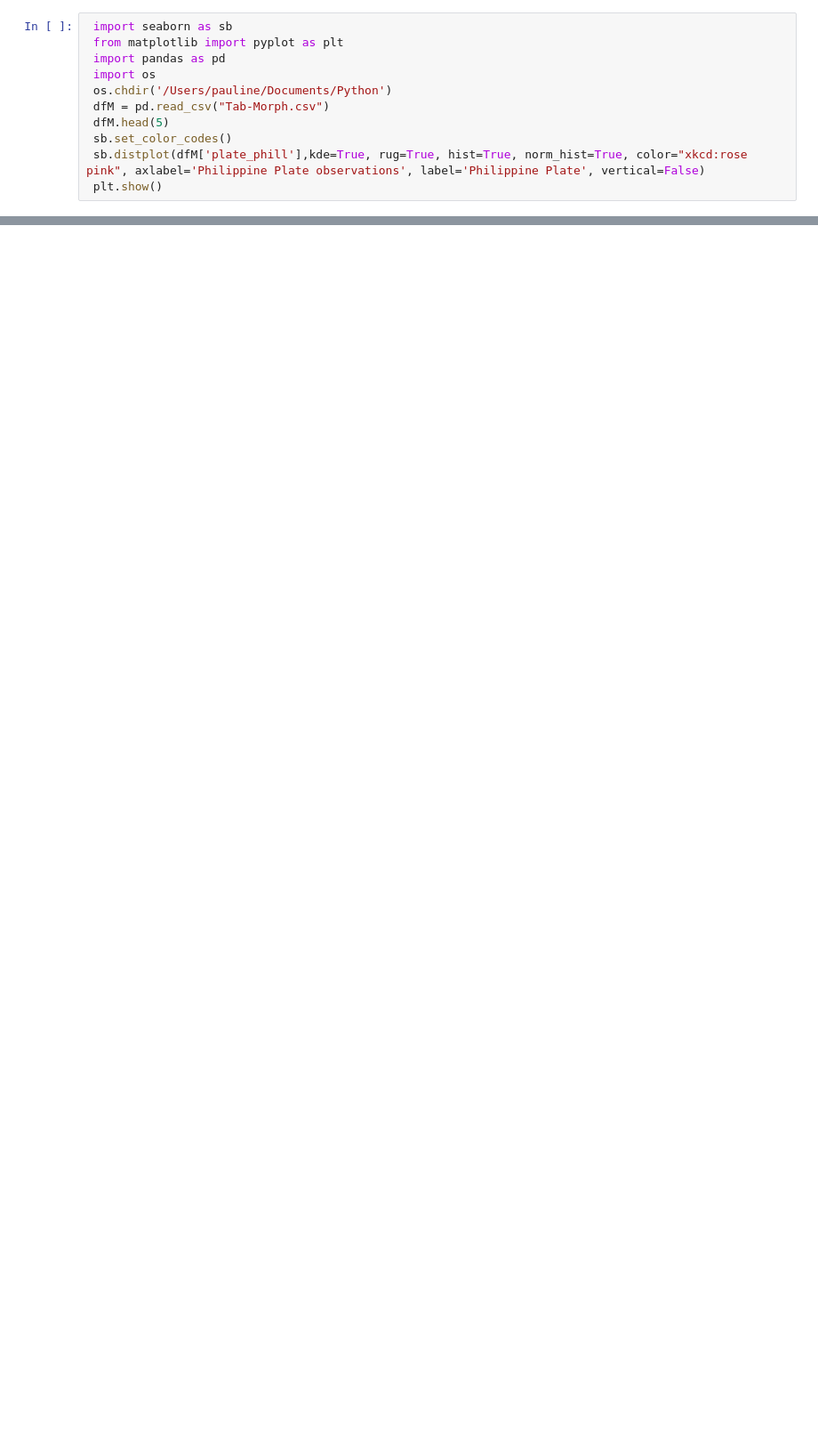
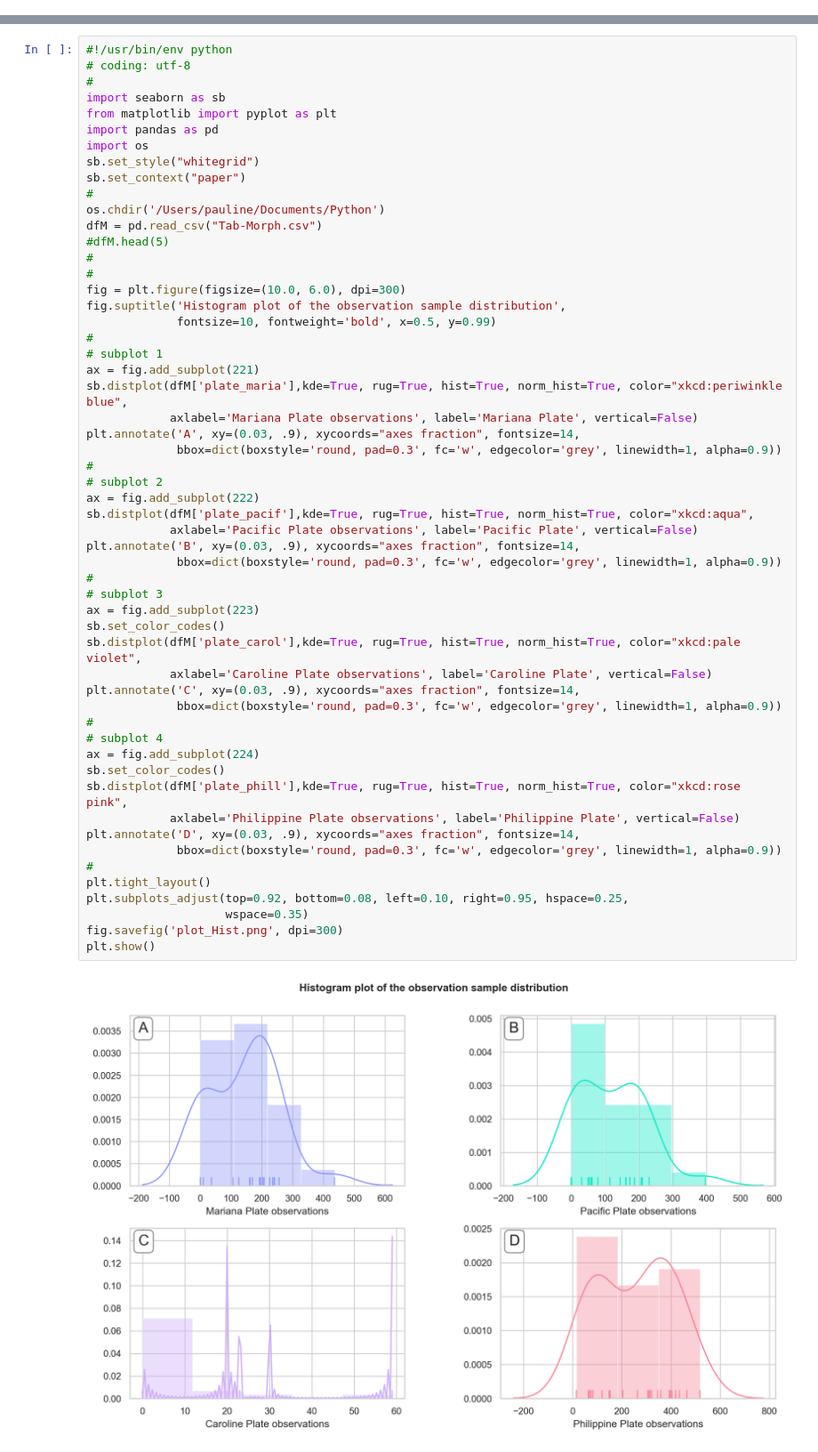
Before and after one commit to paulinelemenkova/Python-001-Histograms, a Jupyter notebook: Script-001-Hist.ipynb, the cells around one changed output, grey strips where cells are left out. Shown at 89% size. Saved outputs shown, nothing was run; the diff lists cells and outputs as text; blank space fills up the shorter version.

```diff
--- a/Script-001-Hist.ipynb
+++ b/Script-001-Hist.ipynb
@@ -38,11 +0,0 @@
-# %%
- import seaborn as sb
- from matplotlib import pyplot as plt
- import pandas as pd
- import os
- os.chdir('/Users/pauline/Documents/Python')
- dfM = pd.read_csv("Tab-Morph.csv")
- dfM.head(5)
- sb.set_color_codes()
- sb.distplot(dfM['plate_phill'],kde=True, rug=True, hist=True, norm_hist=True, color="xkcd:rose pink", axlabel='Philippine Plate observations', label='Philippine Plate', vertical=False)
- plt.show()
@@ -50,0 +1,57 @@
+# %%
+#!/usr/bin/env python
+# coding: utf-8
+#
+import seaborn as sb
+from matplotlib import pyplot as plt
+import pandas as pd
+import os
+sb.set_style("whitegrid")
+sb.set_context("paper")
+#
+os.chdir('/Users/pauline/Documents/Python')
+dfM = pd.read_csv("Tab-Morph.csv")
+#dfM.head(5)
+#
+#
+fig = plt.figure(figsize=(10.0, 6.0), dpi=300)
+fig.suptitle('Histogram plot of the observation sample distribution',
+             fontsize=10, fontweight='bold', x=0.5, y=0.99)
+#
+# subplot 1
+ax = fig.add_subplot(221)
+sb.distplot(dfM['plate_maria'],kde=True, rug=True, hist=True, norm_hist=True, color="xkcd:periwinkle blue",
+            axlabel='Mariana Plate observations', label='Mariana Plate', vertical=False)
+plt.annotate('A', xy=(0.03, .9), xycoords="axes fraction", fontsize=14,
+             bbox=dict(boxstyle='round, pad=0.3', fc='w', edgecolor='grey', linewidth=1, alpha=0.9))
+#
+# subplot 2
+ax = fig.add_subplot(222)
+sb.distplot(dfM['plate_pacif'],kde=True, rug=True, hist=True, norm_hist=True, color="xkcd:aqua",
+            axlabel='Pacific Plate observations', label='Pacific Plate', vertical=False)
+plt.annotate('B', xy=(0.03, .9), xycoords="axes fraction", fontsize=14,
+             bbox=dict(boxstyle='round, pad=0.3', fc='w', edgecolor='grey', linewidth=1, alpha=0.9))
+#
+# subplot 3
+ax = fig.add_subplot(223)
+sb.set_color_codes()
+sb.distplot(dfM['plate_carol'],kde=True, rug=True, hist=True, norm_hist=True, color="xkcd:pale violet",
+            axlabel='Caroline Plate observations', label='Caroline Plate', vertical=False)
+plt.annotate('C', xy=(0.03, .9), xycoords="axes fraction", fontsize=14,
+             bbox=dict(boxstyle='round, pad=0.3', fc='w', edgecolor='grey', linewidth=1, alpha=0.9))
+#
+# subplot 4
+ax = fig.add_subplot(224)
+sb.set_color_codes()
+sb.distplot(dfM['plate_phill'],kde=True, rug=True, hist=True, norm_hist=True, color="xkcd:rose pink",
+            axlabel='Philippine Plate observations', label='Philippine Plate', vertical=False)
+plt.annotate('D', xy=(0.03, .9), xycoords="axes fraction", fontsize=14,
+             bbox=dict(boxstyle='round, pad=0.3', fc='w', edgecolor='grey', linewidth=1, alpha=0.9))
+#
+plt.tight_layout()
+plt.subplots_adjust(top=0.92, bottom=0.08, left=0.10, right=0.95, hspace=0.25,
+                    wspace=0.35)
+fig.savefig('plot_Hist.png', dpi=300)
+plt.show()
+# %% [output]
+[figure, added]
```
Also changed, not shown: parts of 4 cells of this notebook, 1 other file.
